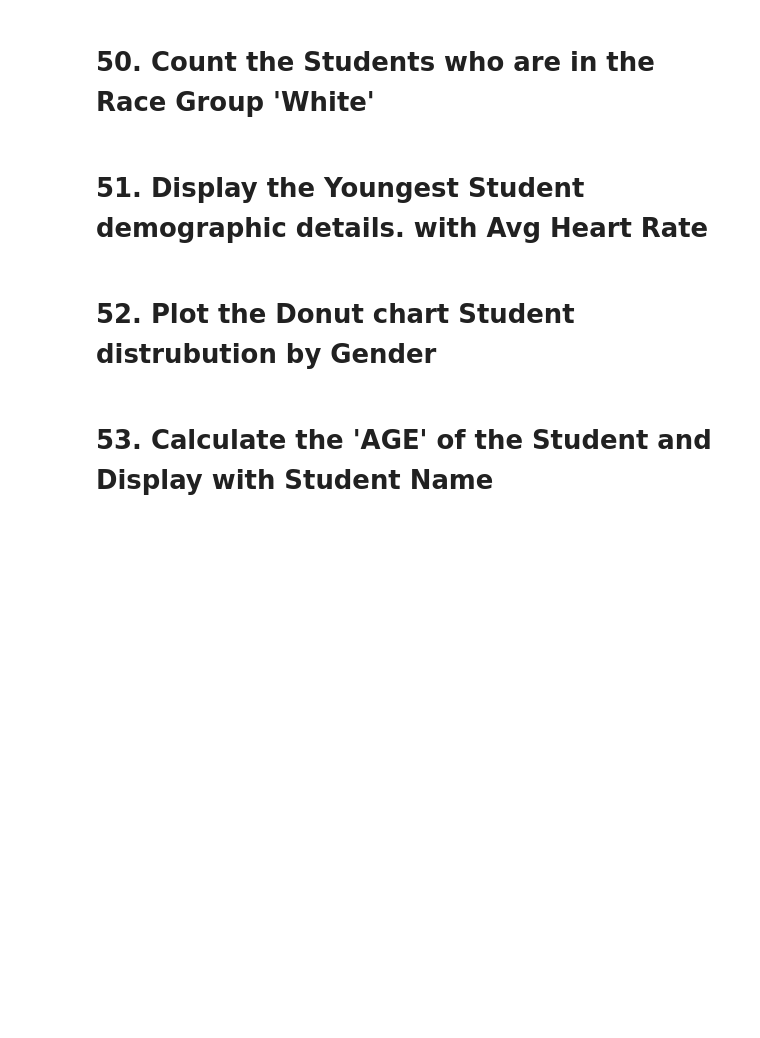
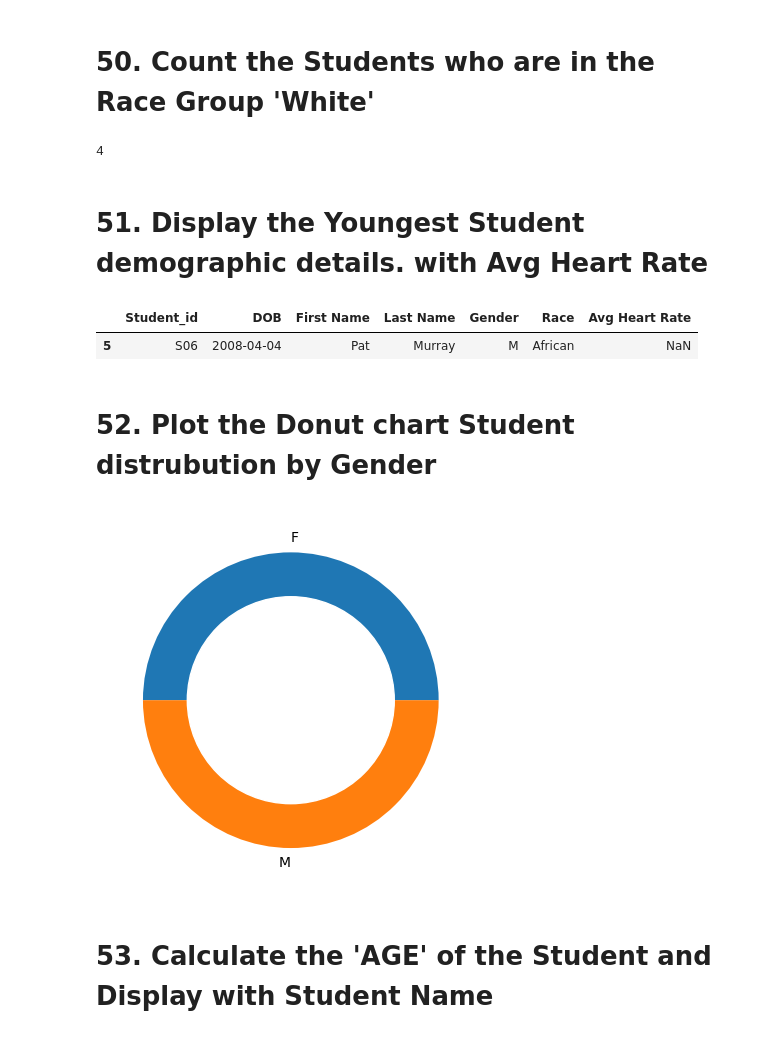
Before and after one commit to PHTeam7/Team7_TinyCoders_PythonHackathon_Dec, a Jupyter notebook: Team7_TinyCoders_Main80Questions.ipynb, the cells around one changed output. Cells and saved outputs as stored; diff of their text form; code cells hidden in the pictures; blank space fills up the shorter version.

```diff
--- a/Team7_TinyCoders_Main80Questions.ipynb
+++ b/Team7_TinyCoders_Main80Questions.ipynb
@@ -234,8 +246,31 @@ Display each row of this array as a separate slice
 # %% [markdown]
 # 50. Count the Students who are in the Race Group 'White'
+# %%
+len(df_demography[df_demography.Race == 'White'].index)
+# %% [output]
+4
 # %% [markdown]
 # 51. Display the Youngest Student demographic details. with Avg Heart Rate
+# %%
+youngest_student_df = df_demography[df_demography['DOB'] == df_demography['DOB'].min()]
+student_id = youngest_student_df.index[0]
+youngest_hr_df= (df_hr[df_hr['Student_id'] == student_id])
+youngest_average_hr = youngest_hr_df['HR'].mean()
+youngest_student_df['Avg Heart Rate'] = youngest_average_hr
+display(youngest_student_df)
+# %% [output]
+|  | Student_id | DOB | First Name | Last Name | Gender | Race | Avg Heart Rate |
+| 5 | S06 | 2008-04-04 | Pat | Murray | M | African | NaN |
 # %% [markdown]
 # 52. Plot the Donut chart Student distrubution by Gender
+# %%
+s = df_demography['Gender'].value_counts()
+plt.pie(s,labels = s.index)
+my_circle=plt.Circle( (0,0), 0.7, color='white')
+p=plt.gcf()
+p.gca().add_artist(my_circle)
+plt.show()
+# %% [output]
+[figure, added]
 # %% [markdown]
 # 53. Calculate the 'AGE' of the Student and Display with Student Name
```
Also changed, not shown: parts of 8 cells of this notebook.
